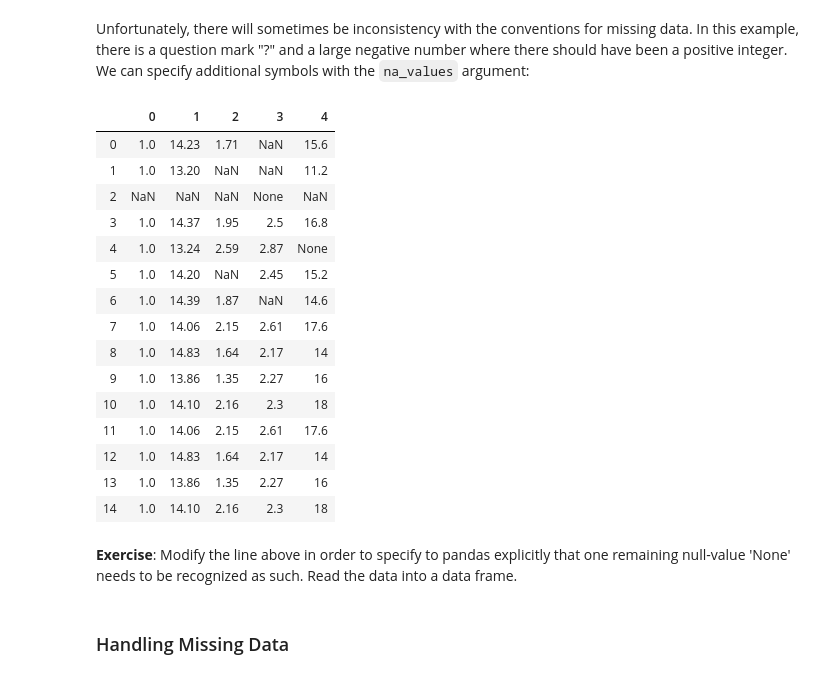
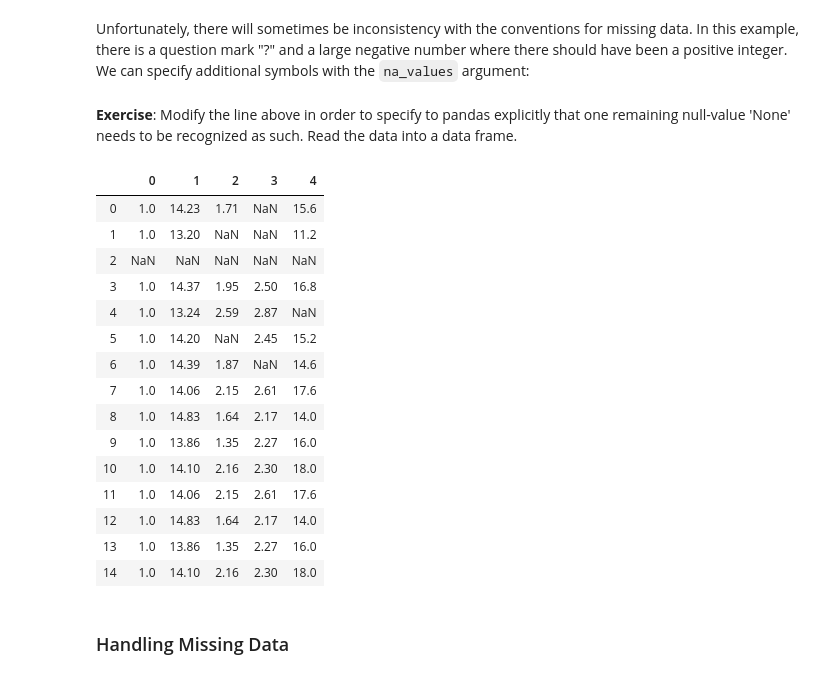
Before and after one commit to TOMMYWHY/158_755DataScience, a Jupyter notebook: 158755/Notebooks/Lecture 2C - File IO, Missing Values, Sorting and Ranking.ipynb, the cells around one changed output. Drawn from its saved outputs; the diff is of its cells as text; code cells hidden in the pictures.

```diff
--- a/158755/Notebooks/Lecture 2C - File IO, Missing Values, Sorting and Ranking.ipynb
+++ b/158755/Notebooks/Lecture 2C - File IO, Missing Values, Sorting and Ranking.ipynb
@@ -279,26 +279,28 @@ pd.isnull(pd.read_csv("../datasets/wine_data_missing.csv")).head(15)
 # %% [markdown]
 Unfortunately, there will sometimes be inconsistency with the conventions for missing data. In this example, there is a question mark "?" and a large negative number where there should have been a positive integer. We can specify additional symbols with the `na_values` argument:
 # %%
-pd.read_csv("../datasets/wine_data_missing.csv", na_values=['?', -99999]).head(20)
+wine_df =pd.read_csv("../datasets/wine_data_missing.csv", na_values=['?', -99999])
-# %% [output]
-|  | 0 | 1 | 2 | 3 | 4 |
-| 0 | 1.0 | 14.23 | 1.71 | NaN | 15.6 |
-| 1 | 1.0 | 13.20 | NaN | NaN | 11.2 |
-| 2 | NaN | NaN | NaN | None | NaN |
-| 3 | 1.0 | 14.37 | 1.95 | 2.5 | 16.8 |
-| 4 | 1.0 | 13.24 | 2.59 | 2.87 | None |
-| 5 | 1.0 | 14.20 | NaN | 2.45 | 15.2 |
-| 6 | 1.0 | 14.39 | 1.87 | NaN | 14.6 |
-| 7 | 1.0 | 14.06 | 2.15 | 2.61 | 17.6 |
-| 8 | 1.0 | 14.83 | 1.64 | 2.17 | 14 |
-| 9 | 1.0 | 13.86 | 1.35 | 2.27 | 16 |
-| 10 | 1.0 | 14.10 | 2.16 | 2.3 | 18 |
-| 11 | 1.0 | 14.06 | 2.15 | 2.61 | 17.6 |
-| 12 | 1.0 | 14.83 | 1.64 | 2.17 | 14 |
-| 13 | 1.0 | 13.86 | 1.35 | 2.27 | 16 |
-| 14 | 1.0 | 14.10 | 2.16 | 2.3 | 18 |
 # %% [markdown]
 **Exercise**: Modify the line above in order to specify to pandas explicitly that one remaining null-value 'None' needs to be recognized as such. Read the data into a data frame.
+# %%
+pd.read_csv("../datasets/wine_data_missing.csv", na_values=['?', -99999,None]).head(20)
+# %% [output]
+|  | 0 | 1 | 2 | 3 | 4 |
+| 0 | 1.0 | 14.23 | 1.71 | NaN | 15.6 |
+| 1 | 1.0 | 13.20 | NaN | NaN | 11.2 |
+| 2 | NaN | NaN | NaN | NaN | NaN |
+| 3 | 1.0 | 14.37 | 1.95 | 2.50 | 16.8 |
+| 4 | 1.0 | 13.24 | 2.59 | 2.87 | NaN |
+| 5 | 1.0 | 14.20 | NaN | 2.45 | 15.2 |
+| 6 | 1.0 | 14.39 | 1.87 | NaN | 14.6 |
+| 7 | 1.0 | 14.06 | 2.15 | 2.61 | 17.6 |
+| 8 | 1.0 | 14.83 | 1.64 | 2.17 | 14.0 |
+| 9 | 1.0 | 13.86 | 1.35 | 2.27 | 16.0 |
+| 10 | 1.0 | 14.10 | 2.16 | 2.30 | 18.0 |
+| 11 | 1.0 | 14.06 | 2.15 | 2.61 | 17.6 |
+| 12 | 1.0 | 14.83 | 1.64 | 2.17 | 14.0 |
+| 13 | 1.0 | 13.86 | 1.35 | 2.27 | 16.0 |
+| 14 | 1.0 | 14.10 | 2.16 | 2.30 | 18.0 |
 # %% [markdown]
 ### Handling Missing Data
 # %% [markdown]
```
Also changed, not shown: parts of 24 cells of this notebook, 5 other files.
